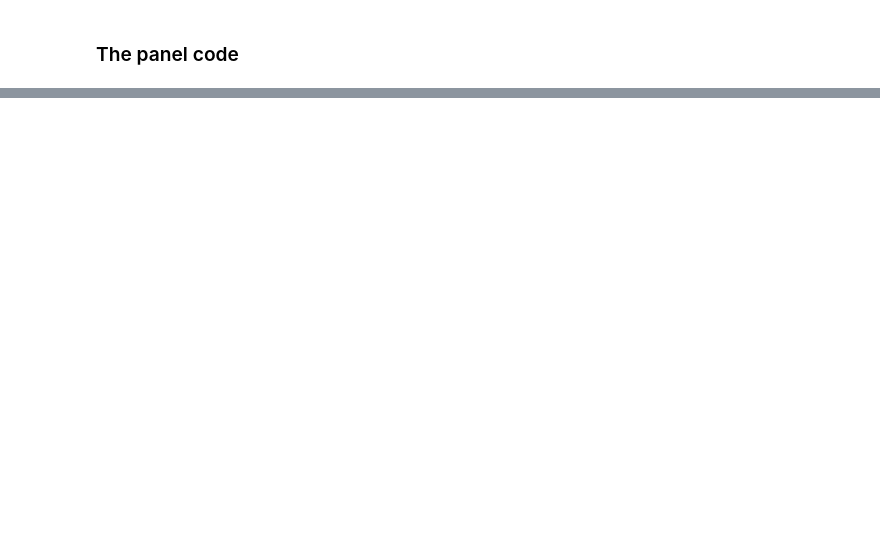
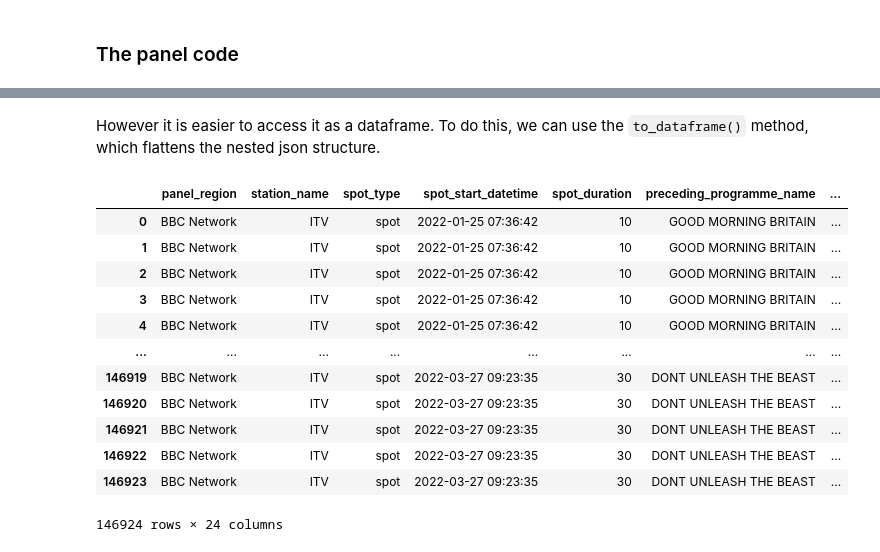
Before and after one commit to khaledserafy/pybarb, a Jupyter notebook: jupyter_notebooks/pulling_data_from_the_advertising_spots_endpoint_using_pybarb.ipynb, the cells around one changed output, grey strips where cells are left out. Saved outputs shown, nothing was run; the diff lists cells and outputs as text; code cells hidden in the pictures; blank space fills up the shorter version.

```diff
--- a/jupyter_notebooks/pulling_data_from_the_advertising_spots_endpoint_using_pybarb.ipynb
+++ b/jupyter_notebooks/pulling_data_from_the_advertising_spots_endpoint_using_pybarb.ipynb
@@ -237,0 +112,7 @@ bbc_1_progs.to_dataframe()
+# %%
+spot_data = barb_api.advertising_spots(min_transmission_date = "2022-01-01",
+                           max_transmission_date = "2022-04-01",
+                           buyer =  "walker_media_limited",
+                           advertiser = "ASDA_STORES",
+                           station = 'ITV1',
+                           panel="BBC Network")
@@ -237,0 +143,19 @@ bbc_1_progs.to_dataframe()
+# %% [markdown]
+However it is easier to access it as a dataframe. To do this, we can use the `to_dataframe()` method, which flattens the nested json structure.
+# %%
+spot_df = spot_data.to_dataframe()
+spot_df
+# %% [output]
+|  | panel_region | station_name | spot_type | spot_start_datetime | spot_duration | preceding_programme_name | ... |
+| 0 | BBC Network | ITV | spot | 2022-01-25 07:36:42 | 10 | GOOD MORNING BRITAIN | ... |
+| 1 | BBC Network | ITV | spot | 2022-01-25 07:36:42 | 10 | GOOD MORNING BRITAIN | ... |
+| 2 | BBC Network | ITV | spot | 2022-01-25 07:36:42 | 10 | GOOD MORNING BRITAIN | ... |
+| 3 | BBC Network | ITV | spot | 2022-01-25 07:36:42 | 10 | GOOD MORNING BRITAIN | ... |
+| 4 | BBC Network | ITV | spot | 2022-01-25 07:36:42 | 10 | GOOD MORNING BRITAIN | ... |
+| ... | ... | ... | ... | ... | ... | ... | ... |
+| 146919 | BBC Network | ITV | spot | 2022-03-27 09:23:35 | 30 | DONT UNLEASH THE BEAST | ... |
+| 146920 | BBC Network | ITV | spot | 2022-03-27 09:23:35 | 30 | DONT UNLEASH THE BEAST | ... |
+| 146921 | BBC Network | ITV | spot | 2022-03-27 09:23:35 | 30 | DONT UNLEASH THE BEAST | ... |
+| 146922 | BBC Network | ITV | spot | 2022-03-27 09:23:35 | 30 | DONT UNLEASH THE BEAST | ... |
+| 146923 | BBC Network | ITV | spot | 2022-03-27 09:23:35 | 30 | DONT UNLEASH THE BEAST | ... |
+146924 rows × 24 columns
```
Also changed, not shown: parts of 41 cells of this notebook, 1 other file.
